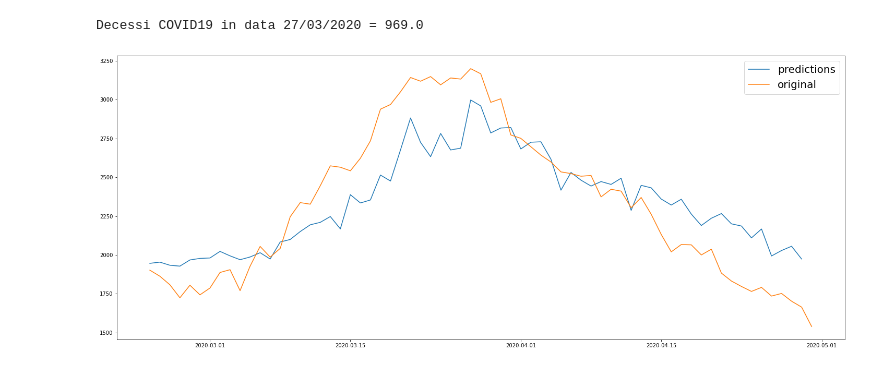
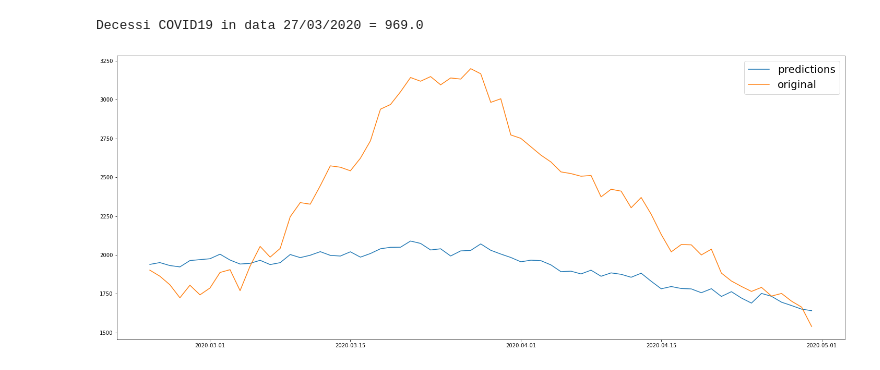
Before and after one commit to SofiaBlack/COVID-19_deaths_analysis, a Jupyter notebook: Confronto decessi COVID19 Protezione Civile con decessi totali ISTAT con predizione modello SARIMAX.ipynb, the cells around one changed output. Cells and saved outputs as stored; diff of their text form; code cells hidden in the pictures.

```diff
--- a/Confronto decessi COVID19 Protezione Civile con decessi totali ISTAT con predizione modello SARIMAX.ipynb
+++ b/Confronto decessi COVID19 Protezione Civile con decessi totali ISTAT con predizione modello SARIMAX.ipynb
@@ -142,11 +142,11 @@ Decessi COVID19 in data 27/03/2020 = 969.0
 # %%
 confronto = ts_predictions_covid_period + ts_decessi_covid
 
 plt.figure(figsize=(25,10))
 
-plt.plot(confronto, label='predictions')
+plt.plot(ts_predictions_covid_period, label='predictions')
 plt.plot(ts_covid_period, label='original')
 plt.legend(prop={'size': 20})
 plt.show()
 # %% [output]
-[figure, old version]
+[figure, new version]
```
Also changed, not shown: parts of 8 cells of this notebook.
